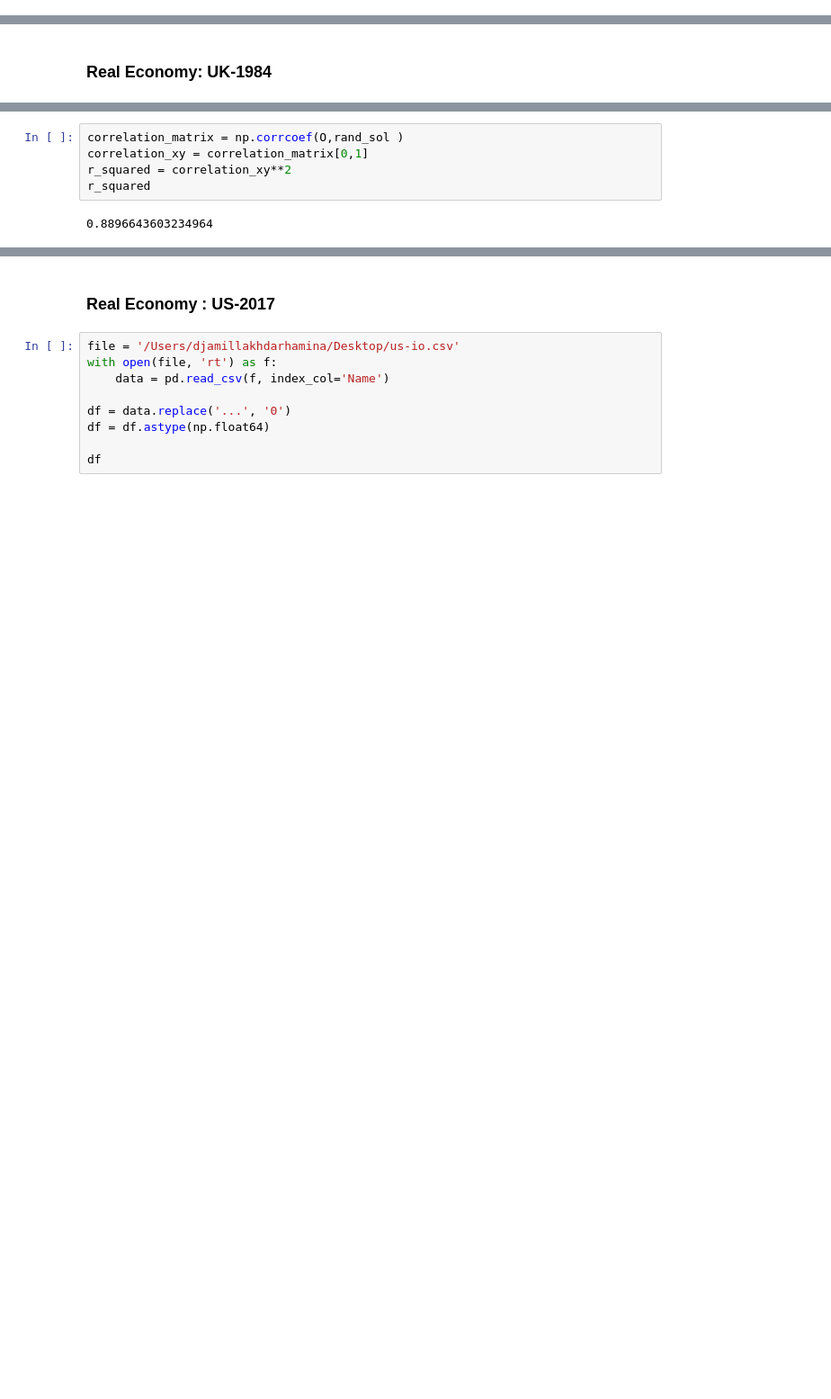
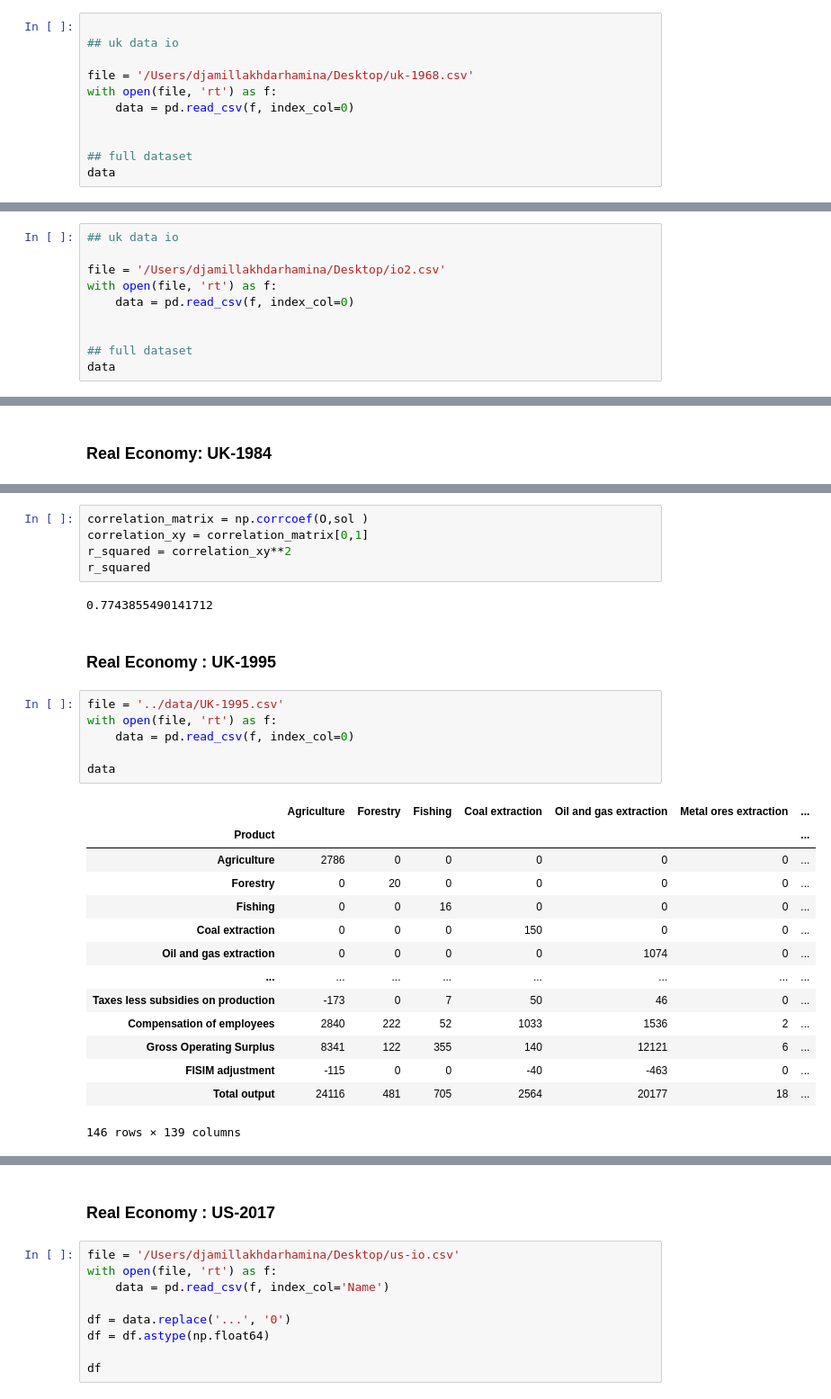
Before and after one commit to Djamil17/iotables, a Jupyter notebook: python/iterative_labor_calculation.ipynb, the cells around one changed output, grey strips where cells are left out. Shown at 90% size. Drawn from its saved outputs; the diff is of its cells as text; blank space fills up the shorter version.

```diff
--- a/python/iterative_labor_calculation.ipynb
+++ b/python/iterative_labor_calculation.ipynb
@@ -96,0 +140,11 @@ def random_labor_calculation(A,O,V,n_iterations):
+# %%
+
+## uk data io
+
+file = '/Users/djamillakhdarhamina/Desktop/uk-1968.csv'
+with open(file, 'rt') as f:
+    data = pd.read_csv(f, index_col=0)
+
+
+## full dataset
+data
@@ -96,0 +204,10 @@ def random_labor_calculation(A,O,V,n_iterations):
+# %%
+## uk data io
+
+file = '/Users/djamillakhdarhamina/Desktop/io2.csv'
+with open(file, 'rt') as f:
+    data = pd.read_csv(f, index_col=0)
+
+
+## full dataset
+data
@@ -392,7 +509,30 @@ r_squared
 # %%
-correlation_matrix = np.corrcoef(O,rand_sol )
+correlation_matrix = np.corrcoef(O,sol )
 correlation_xy = correlation_matrix[0,1]
 r_squared = correlation_xy**2
 r_squared
 # %% [output]
-0.8896643603234964
+0.7743855490141712
+# %% [markdown]
+### Real Economy : UK-1995
+# %%
+file = '../data/UK-1995.csv'
+with open(file, 'rt') as f:
+    data = pd.read_csv(f, index_col=0)
+
+data
+# %% [output]
+|  | Agriculture | Forestry | Fishing | Coal extraction | Oil and gas extraction | Metal ores extraction | ... |
+| Product |  |  |  |  |  |  | ... |
+| Agriculture | 2786 | 0 | 0 | 0 | 0 | 0 | ... |
+| Forestry | 0 | 20 | 0 | 0 | 0 | 0 | ... |
+| Fishing | 0 | 0 | 16 | 0 | 0 | 0 | ... |
+| Coal extraction | 0 | 0 | 0 | 150 | 0 | 0 | ... |
+| Oil and gas extraction | 0 | 0 | 0 | 0 | 1074 | 0 | ... |
+| ... | ... | ... | ... | ... | ... | ... | ... |
+| Taxes less subsidies on production | -173 | 0 | 7 | 50 | 46 | 0 | ... |
+| Compensation of employees | 2840 | 222 | 52 | 1033 | 1536 | 2 | ... |
+| Gross Operating Surplus | 8341 | 122 | 355 | 140 | 12121 | 6 | ... |
+| FISIM adjustment | -115 | 0 | 0 | -40 | -463 | 0 | ... |
+| Total output | 24116 | 481 | 705 | 2564 | 20177 | 18 | ... |
+146 rows × 139 columns
```
Also changed, not shown: parts of 59 cells of this notebook, 3 other files.
